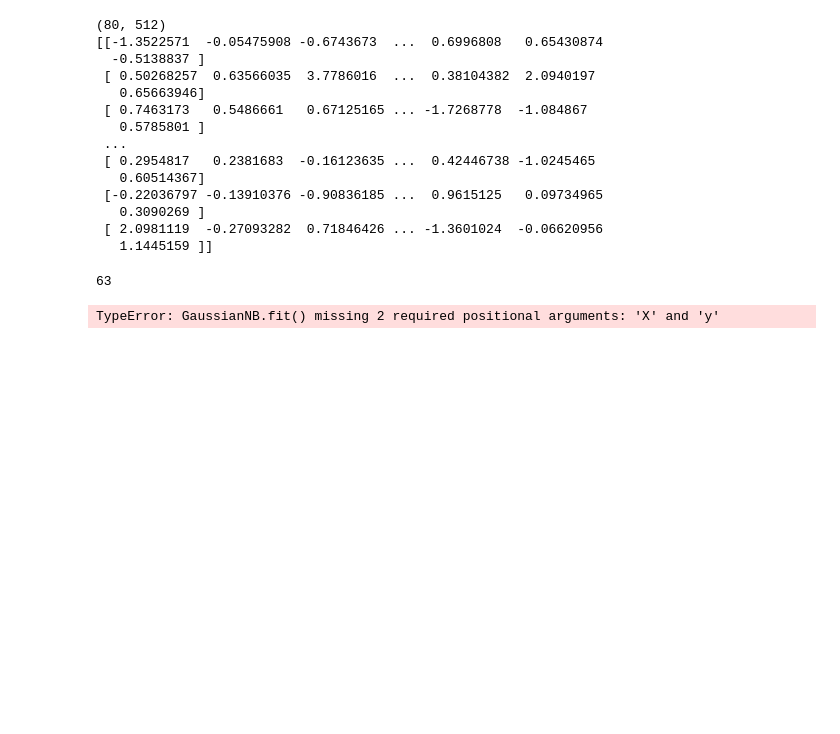
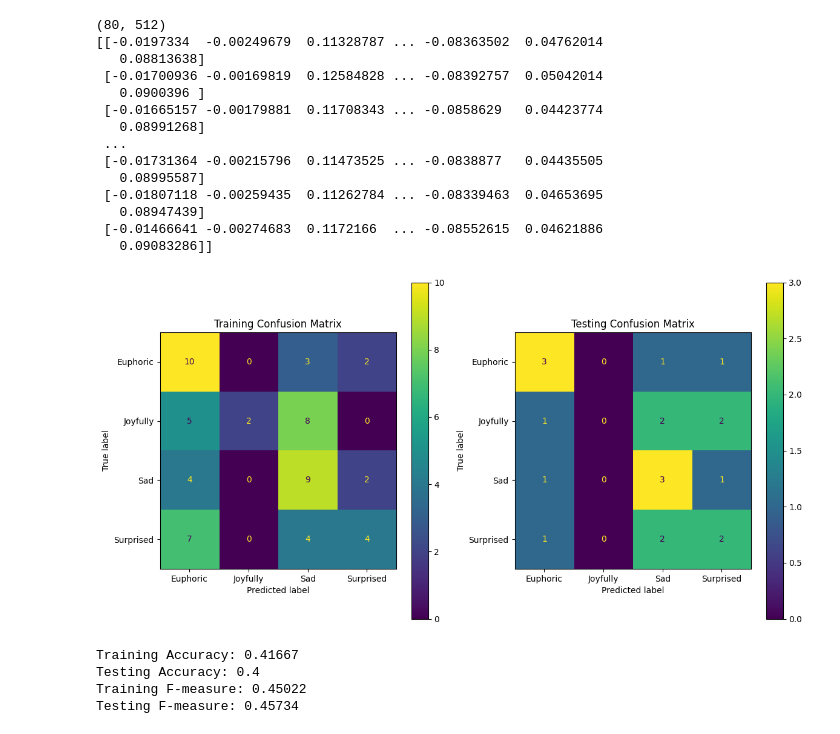
Before and after one commit to diptobiswas/CI-finalproject, a Jupyter notebook: model.ipynb, the cells around one changed output. Drawn from its saved outputs; the diff is of its cells as text; code cells hidden in the pictures; blank space fills up the shorter version.

Commit message:
Added train/test splitting for Naive-Bayes

```diff
--- a/model.ipynb
+++ b/model.ipynb
@@ -61,30 +75,26 @@ for inputs in sample_inputs:
 
 torch.save(audio_embeddings, 'audio_embeddings.pt')
 # %%
-# Flatten and process embeddings
+# Flatten embeddings
 flattened_embeddings = [embedding.view(-1) for embedding in audio_embeddings]
 embedding_matrix = torch.stack(flattened_embeddings)
 
 # Convert embeddings from tensor to numpy arrays
 embedding_matrix = embedding_matrix.detach().cpu().numpy()
-
-# Scale embedding data
-scaler = StandardScaler()
-embedding_matrix = scaler.fit_transform(embedding_matrix)
 print(embedding_matrix.shape)
 print(embedding_matrix)
 # %% [output]
 (80, 512)
-[[-1.3522571  -0.05475908 -0.6743673  ...  0.6996808   0.65430874
-  -0.5138837 ]
- [ 0.50268257  0.63566035  3.7786016  ...  0.38104382  2.0940197
-   0.65663946]
- [ 0.7463173   0.5486661   0.67125165 ... -1.7268778  -1.084867
-   0.5785801 ]
+[[-0.0197334  -0.00249679  0.11328787 ... -0.08363502  0.04762014
+   0.08813638]
+ [-0.01700936 -0.00169819  0.12584828 ... -0.08392757  0.05042014
+   0.0900396 ]
+ [-0.01665157 -0.00179881  0.11708343 ... -0.0858629   0.04423774
+   0.08991268]
  ...
- [ 0.2954817   0.2381683  -0.16123635 ...  0.42446738 -1.0245465
-   0.60514367]
- [-0.22036797 -0.13910376 -0.90836185 ...  0.9615125   0.09734965
-   0.3090269 ]
- [ 2.0981119  -0.27093282  0.71846426 ... -1.3601024  -0.06620956
-   1.1445159 ]]
+ [-0.01731364 -0.00215796  0.11473525 ... -0.0838877   0.04435505
+   0.08995587]
+ [-0.01807118 -0.00259435  0.11262784 ... -0.08339463  0.04653695
+   0.08947439]
+ [-0.01466641 -0.00274683  0.1172166  ... -0.08552615  0.04621886
+   0.09083286]]
@@ -91,17 +119,43 @@ print(embedding_matrix)
 # %%
-# TO-DO - STILL BROKEN
 # Train Naive-Bayes classifier
-train_embeddings = audio_embeddings[0:63]
-print(len(train_embeddings))
+X_train, X_test, y_train, y_test = create_splits(embedding_matrix, targets)
 
 model = GaussianNB()
-model.fit()
+model.fit(X_train, y_train)
 
-train_pred = model.predict(embedding_matrix)
-test_pred = model.predict(embedding_matrix)
-train_accuracy = accuracy_score(train_pred, targets)
+train_pred = model.predict(X_train)
+test_pred = model.predict(X_test)
 
-print(train_accuracy)
+train_accuracy = accuracy_score(train_pred, y_train)
+test_accuracy = accuracy_score(test_pred, y_test)
+train_f1 = f1_score(train_pred, y_train, average="weighted")
+test_f1 = f1_score(test_pred, y_test, average="weighted")
-# %% [output]
-63
-TypeError: GaussianNB.fit() missing 2 required positional arguments: 'X' and 'y'
+# %%
+# Visualize confusion matrices
+labels = ['Euphoric', 'Joyfully', 'Sad', 'Surprised']
+
+train_cm = confusion_matrix(y_train, train_pred, labels=[1, 2, 3, 4])
+train_disp = ConfusionMatrixDisplay(confusion_matrix=train_cm, display_labels=labels)
+
+test_cm = confusion_matrix(y_test, test_pred, labels=[1, 2, 3, 4])
+test_disp = ConfusionMatrixDisplay(confusion_matrix=test_cm, display_labels=labels)
+
+fig, ax = plt.subplots(1, 2, figsize=(12, 6))
+train_disp.plot(ax=ax[0])
+ax[0].set_title("Training Confusion Matrix")
+test_disp.plot(ax=ax[1])
+ax[1].set_title("Testing Confusion Matrix")
+plt.tight_layout()
+plt.show()
+
+# Print accuracy scores
+print("Training Accuracy:", round(train_accuracy, 5))
+print("Testing Accuracy:", round(test_accuracy, 5))
+print("Training F-measure:", round(train_f1, 5))
+print("Testing F-measure:", round(test_f1, 5))
+# %% [output]
+[figure, added]
+Training Accuracy: 0.41667
+Testing Accuracy: 0.4
+Training F-measure: 0.45022
+Testing F-measure: 0.45734
```
Also changed, not shown: parts of 5 cells of this notebook, 1 other file.
